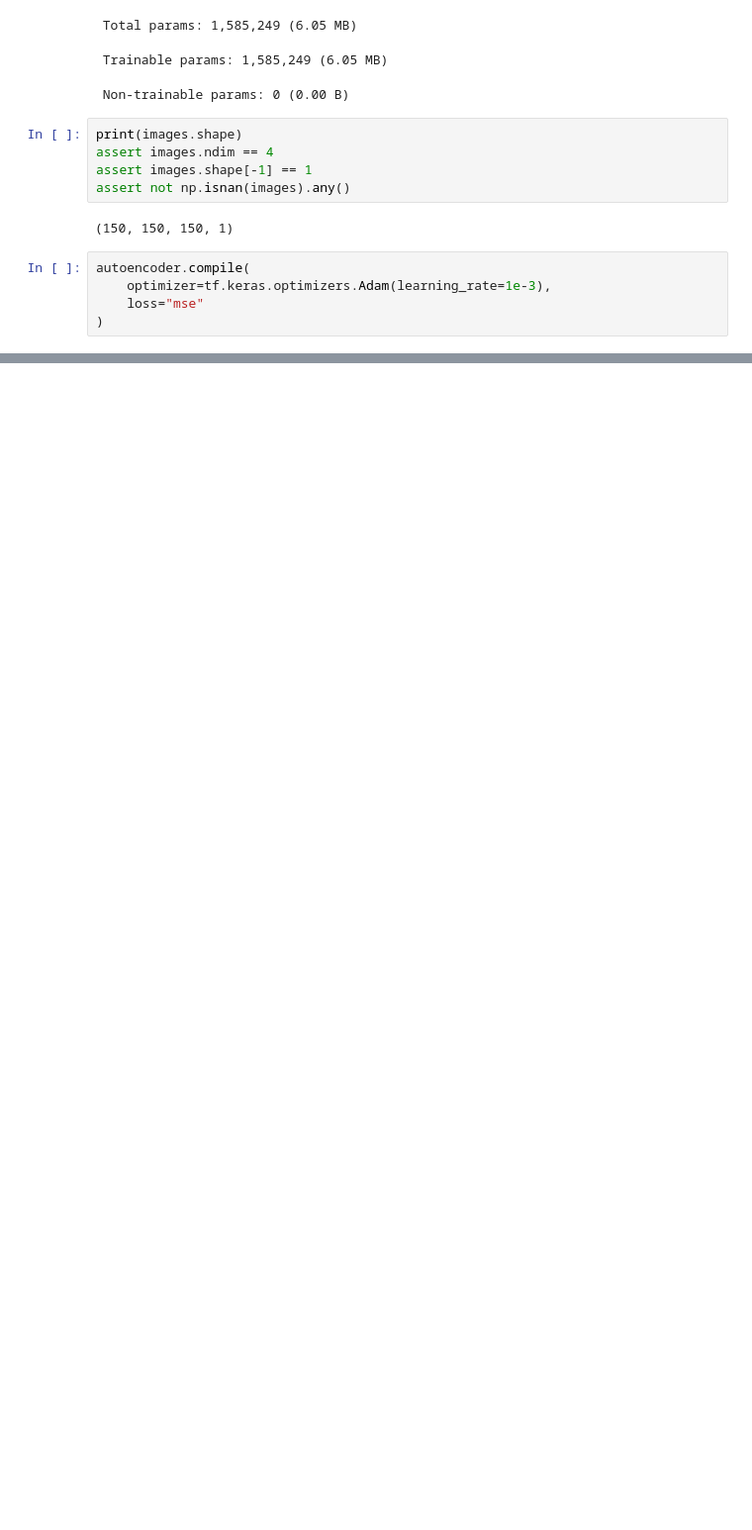
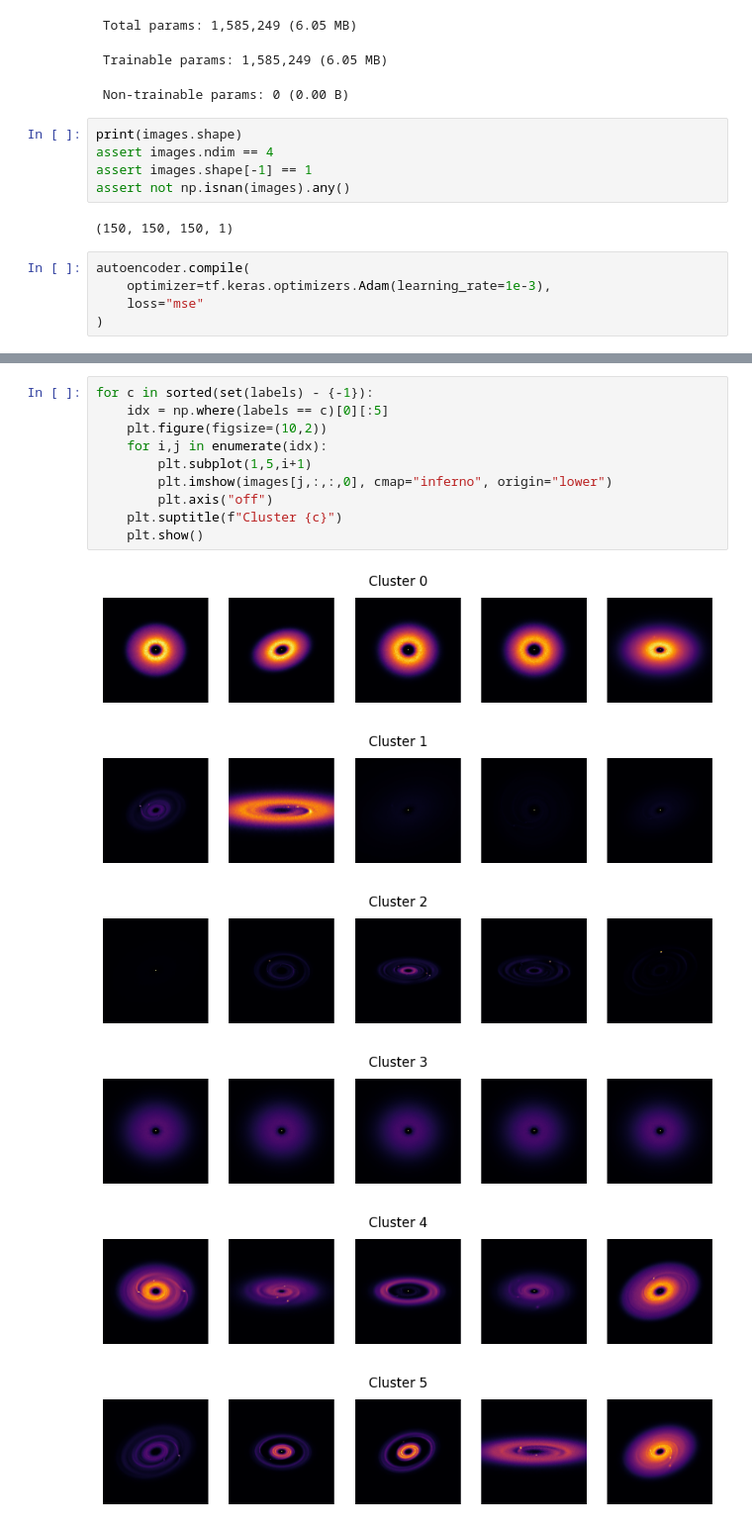
Before and after one commit to yellowflickerbeat/EXXA_tests, a Jupyter notebook: gt_25.ipynb, the cells around one changed output, grey strips where cells are left out. Shown at 99% size. Cells and saved outputs as stored; diff of their text form; blank space fills up the shorter version.

```diff
--- a/gt_25.ipynb
+++ b/gt_25.ipynb
@@ -185,0 +229,17 @@ Epoch 17/30
+# %%
+for c in sorted(set(labels) - {-1}):
+    idx = np.where(labels == c)[0][:5]
+    plt.figure(figsize=(10,2))
+    for i,j in enumerate(idx):
+        plt.subplot(1,5,i+1)
+        plt.imshow(images[j,:,:,0], cmap="inferno", origin="lower")
+        plt.axis("off")
+    plt.suptitle(f"Cluster {c}")
+    plt.show()
+# %% [output]
+[figure, added]
+[figure, added]
+[figure, added]
+[figure, added]
+[figure, added]
+[figure, added]
```
Also changed, not shown: parts of 6 cells of this notebook.
